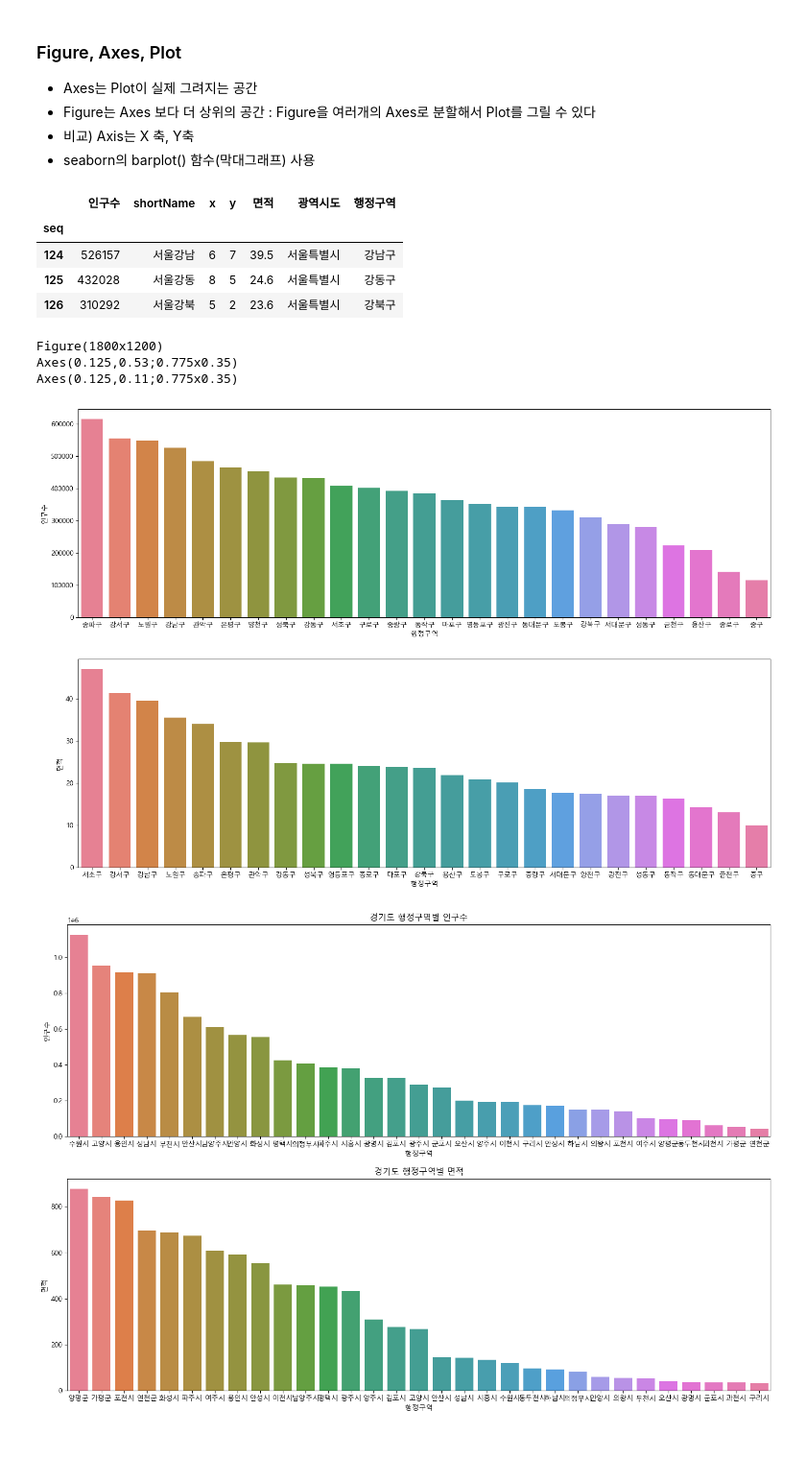
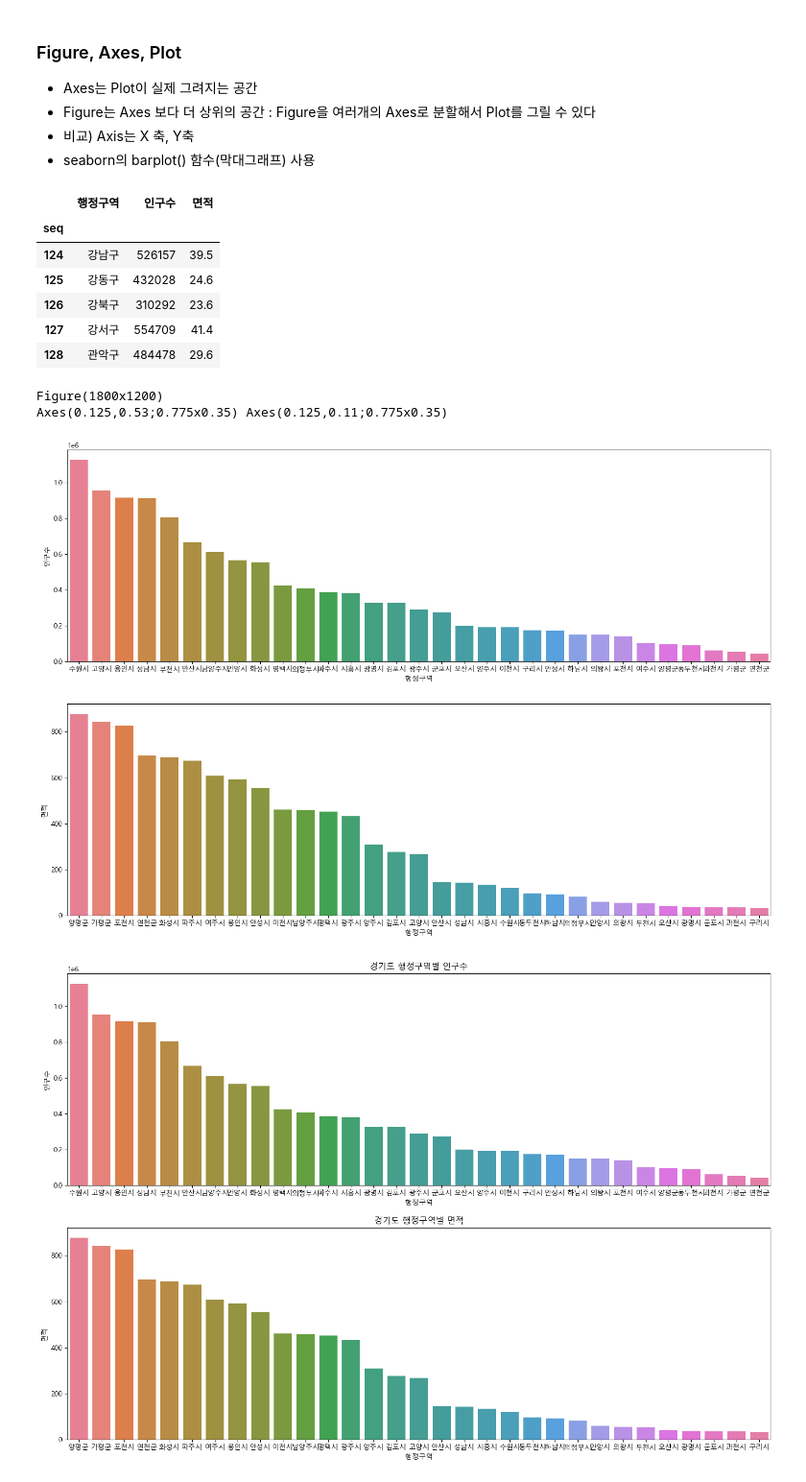
Before and after one commit to Choi-Sungyun0716/Python_WebScraping_Analysis, a Jupyter notebook: 03-1.행정구역정보_분석과시각화.ipynb, the cells around one changed output. Shown: that part at 96% size. Saved outputs shown, nothing was run; the diff lists cells and outputs as text; code cells hidden in the pictures; blank space fills up the shorter version.

```diff
--- a/03-1.행정구역정보_분석과시각화.ipynb
+++ b/03-1.행정구역정보_분석과시각화.ipynb
@@ -365,6 +371,9 @@ data.loc[data['광역시도'] == '서울특별시',['행정구역','인구수','
 # %%
 #경기도에 속한 행정구역명, 인구수, 면적 선택하기 인구수를 descending 순서대로 출력하고 index reset 하여 gy_df 라는 변수에 저장하기
 #data.loc[row , col]
+gy_df = data.loc[data['광역시도'] == '경기도',['행정구역','인구수','면적']].sort_values(by="면적", ascending=False).reset_index(drop=True)
 
-# 인구수2 라는 새로운 컬럼을 생성
+# 인구수2 라는 새로운 컬럼을 생성하면서 인구수의 값에 세자리 단위로 컴마를 포함
+gy_df["인구수2"] = gy_df["인구수"].map("{:,}".format)
+gy_df
 # %% [output]
@@ -387,0 +397,4 @@ data.loc[data['광역시도'] == '서울특별시',['행정구역','인구수','
+# %%
+# 면적2 라는 새로운 컬럼을 생성하면서 면적의 값을 소수점 이하 2자리, map(Lambda arg:body)
+gy_df["면적2"] = gy_df["면적"].map(lambda val:f"{val:.2f}")
+gy_df
@@ -833,25 +964,32 @@ Malgun Gothic
 * 비교) Axis는 X 축, Y축
 * seaborn의 barplot() 함수(막대그래프) 사용
 # %%
+seoul_df.head()
 # %% [output]
-|  | 인구수 | shortName | x | y | 면적 | 광역시도 | 행정구역 |
-| seq |  |  |  |  |  |  |  |
-| 124 | 526157 | 서울강남 | 6 | 7 | 39.5 | 서울특별시 | 강남구 |
-| 125 | 432028 | 서울강동 | 8 | 5 | 24.6 | 서울특별시 | 강동구 |
-| 126 | 310292 | 서울강북 | 5 | 2 | 23.6 | 서울특별시 | 강북구 |
+|  | 행정구역 | 인구수 | 면적 |
+| seq |  |  |  |
+| 124 | 강남구 | 526157 | 39.5 |
+| 125 | 강동구 | 432028 | 24.6 |
+| 126 | 강북구 | 310292 | 23.6 |
+| 127 | 강서구 | 554709 | 41.4 |
+| 128 | 관악구 | 484478 | 29.6 |
 # %%
 # subplots() 함수를 사용하여 axes 객체를 생성하기
-
+figure, (axes1, axes2) = plt.subplots(nrows=2, ncols=1)
+figure.set_size_inches(18,12)
+print(figure)
+print(axes1,axes2)
 # seaborn의 barplot() 함수 호출하기 - 행정구역과 인구수
+sns.barplot(data=gy_df.sort_values(by="인구수", ascending=False), x="행정구역", y = "인구수", ax=axes1, hue ="행정구역")
 
 # seaborn의 barplot() 함수 호출하기 - 행정구역과 면적
+sns.barplot(data=gy_df.sort_values(by="면적", ascending=False), x="행정구역", y = "면적", ax=axes2, hue ="행정구역")
 
-# plt.show()
+plt.show()
 # %% [output]
 Figure(1800x1200)
-Axes(0.125,0.53;0.775x0.35)
-Axes(0.125,0.11;0.775x0.35)
+Axes(0.125,0.53;0.775x0.35) Axes(0.125,0.11;0.775x0.35)
-[figure, old version]
+[figure, new version]
 # %%
 # 광역시도 이름을 인자로 받아서 인구수와 면적을 그려주는 함수
 def show_pop_area(sido_name):
```
Also changed, not shown: parts of 52 cells of this notebook, 5 other files.
